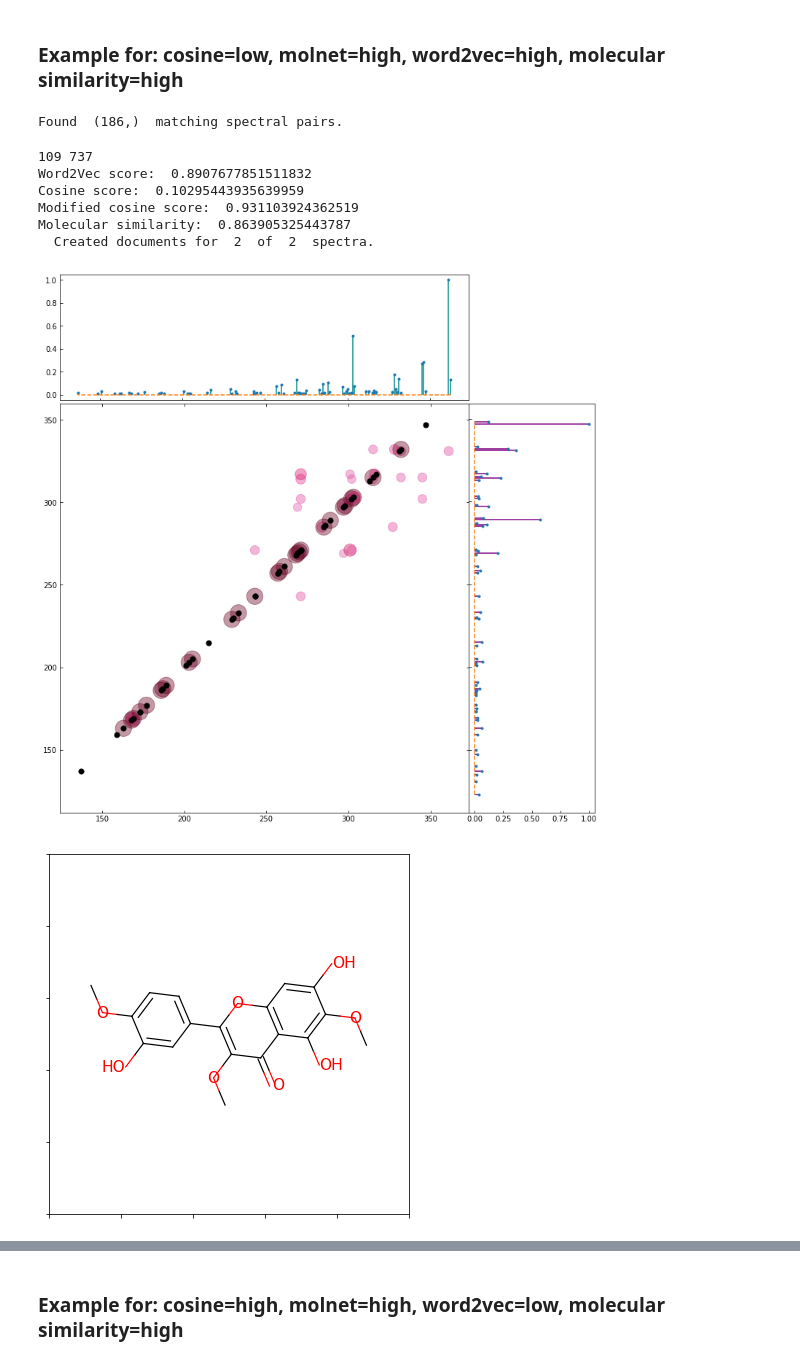
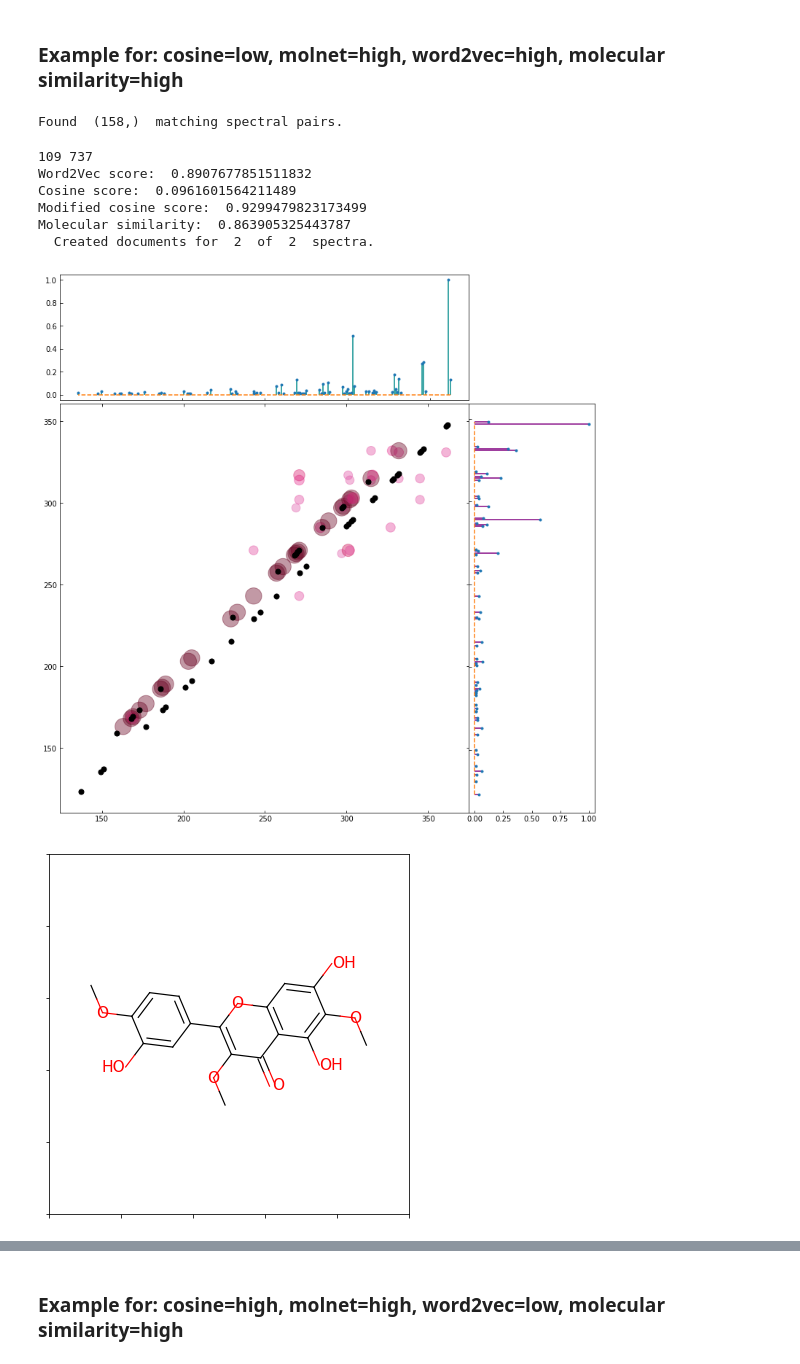
Before and after one commit to florian-huber/SeSiMe, a Jupyter notebook: notebooks/SeSiMe_MS_gnps_unique_smiles_in-depth_examples.ipynb, the cells around one changed output, grey strips where cells are left out. Cells and saved outputs as stored; diff of their text form; code cells hidden in the pictures.

```diff
--- a/notebooks/SeSiMe_MS_gnps_unique_smiles_in-depth_examples.ipynb
+++ b/notebooks/SeSiMe_MS_gnps_unique_smiles_in-depth_examples.ipynb
@@ -412,40 +412,42 @@ Molecular similarity:  0.8374760994263862
 ### Example for: cosine=low, molnet=high, word2vec=high, molecular similarity=high
 # %%
 pair_selection = np.where((cosine_sim < 0.3)
-                          & (molnet_sim_hung > 0.9)
+                          & (molnet_sim > 0.9)
                 & (M_sim_ctr > 0.85)
                 & (M_sim_ctr < 0.98)
                 & (molecular_similarities > 0.8))
 
 print("Found ", pair_selection[0].shape, " matching spectral pairs.")
 # %% [output]
-Found  (186,)  matching spectral pairs.
+Found  (158,)  matching spectral pairs.
 # %%
 id = 0
 ID1, ID2 = pair_selection[0][id], pair_selection[1][id]
 print(ID1, ID2)
 print("Word2Vec score: ", M_sim_ctr[ID1, ID2])
 print("Cosine score: ", cosine_sim[ID1, ID2])
-print("Modified cosine score: ", molnet_sim_hung[ID1, ID2])
+print("Modified cosine score: ", molnet_sim[ID1, ID2])
 print("Molecular similarity: ", molecular_similarities[ID1, ID2])
 
 Csim_words = MS_functions.plot_spectra_comparison(MS_measure,
                                                   spectra,
                                                   2,
                                                   ID1, ID2,
                                                   min_mz = 0,
                                                   max_mz = 1000,
                                                   threshold = 0.001,
+                                                  tol = 0.02,
+                                                  method = 'molnet', #'cosine'
                                                   wordsim_cutoff = 0.5,
                                                   plot_molecules = True)
 # %% [output]
 109 737
 Word2Vec score:  0.8907677851511832
-Cosine score:  0.10295443935639959
-Modified cosine score:  0.931103924362519
+Cosine score:  0.0961601564211489
+Modified cosine score:  0.9299479823173499
 Molecular similarity:  0.863905325443787
   Created documents for  2  of  2  spectra.
-[figure, old version]
+[figure, new version]
 [figure]
 [figure]
 # %% [markdown]
```
Also changed, not shown: parts of 2 cells of this notebook.
